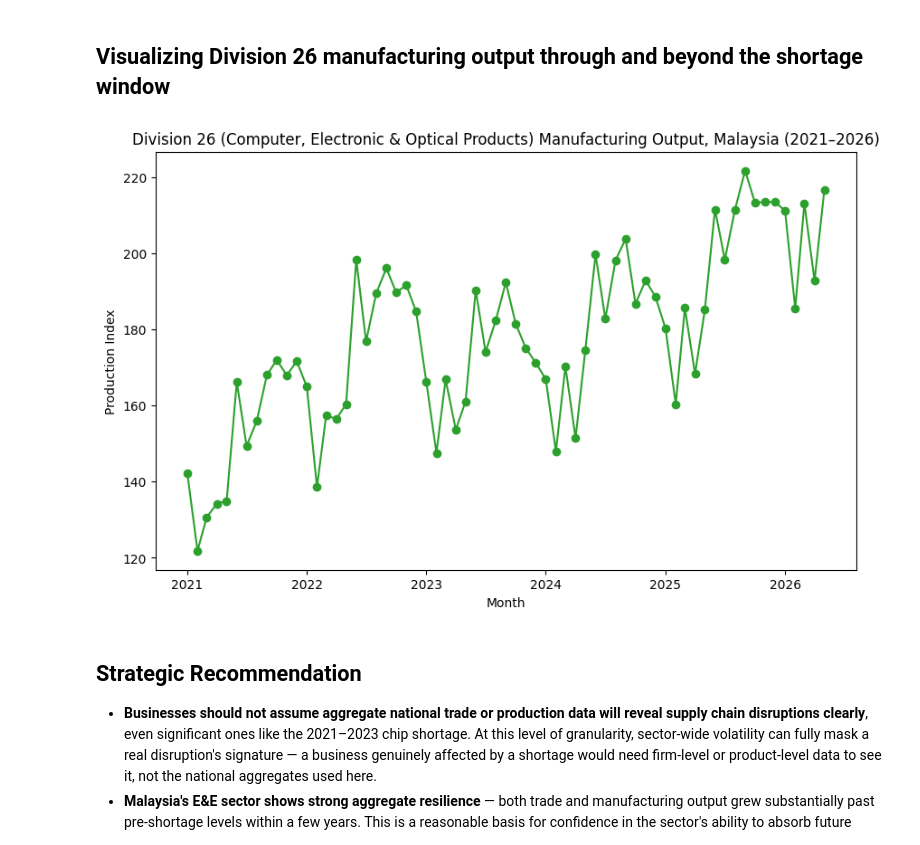
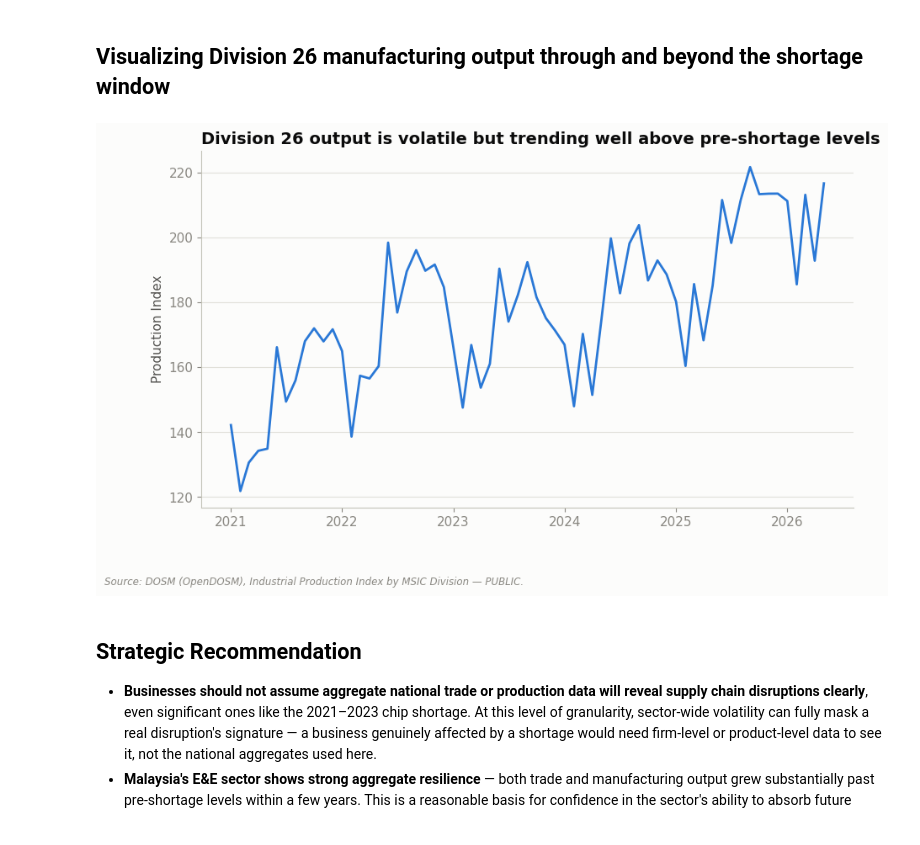
Before and after one commit to ooi-darren/malaysia-semiconductor-shortage-impact, a Jupyter notebook: notebooks/01-chip-shortage-trade-and-manufacturing-impact.ipynb, the cells around one changed output. Cells and saved outputs as stored; diff of their text form; code cells hidden in the pictures.

```diff
--- a/notebooks/01-chip-shortage-trade-and-manufacturing-impact.ipynb
+++ b/notebooks/01-chip-shortage-trade-and-manufacturing-impact.ipynb
@@ -31,6 +31,39 @@ trade_section7.head()
 | 2798 | 2021-03-01 | 7 | 4.590081e+10 | 3.350068e+10 |
 | 2799 | 2021-04-01 | 7 | 4.281451e+10 | 3.367561e+10 |
 | 2800 | 2021-05-01 | 7 | 3.658587e+10 | 3.265689e+10 |
+# %%
+# House chart style: consistent palette, clean chrome, and a source-footnote helper
+PALETTE = ['#2a78d6', '#eb6834', '#1baf7a', '#4a3aa7', '#e34948']
+INK, INK_SECONDARY, INK_MUTED = '#0b0b0b', '#52514e', '#898781'
+GRID, SURFACE = '#e1e0d9', '#fcfcfb'
+
+plt.rcParams.update({
+    'font.family': 'sans-serif',
+    'font.size': 11,
+    'text.color': INK,
+    'axes.edgecolor': '#c3c2b7',
+    'axes.labelcolor': INK_SECONDARY,
+    'axes.titlesize': 14,
+    'axes.titleweight': 'bold',
+    'axes.spines.top': False,
+    'axes.spines.right': False,
+    'axes.grid': True,
+    'axes.axisbelow': True,
+    'axes.grid.axis': 'y',
+    'grid.color': GRID,
+    'grid.linewidth': 0.8,
+    'xtick.color': INK_MUTED,
+    'ytick.color': INK_MUTED,
+    'figure.facecolor': SURFACE,
+    'axes.facecolor': SURFACE,
+    'savefig.facecolor': SURFACE,
+    'legend.frameon': False,
+})
+
+def add_source(fig, text):
+    """Small muted source/classification footnote, consulting-deck style."""
+    fig.text(0.01, -0.04, text, ha='left', va='top', fontsize=8.5,
+              color=INK_MUTED, style='italic', transform=fig.transFigure)
 # %% [markdown]
 ## Visualizing Section 7 trade through and beyond the shortage window
 # %%
@@ -79,15 +117,17 @@ ipi_div26.head()
 # %% [markdown]
 ## Visualizing Division 26 manufacturing output through and beyond the shortage window
 # %%
-plt.figure(figsize=(10, 6))
-plt.plot(ipi_div26['date'], ipi_div26['index'], marker='o', color='tab:green')
+fig, ax = plt.subplots(figsize=(10, 5.5))
+ax.plot(ipi_div26['date'], ipi_div26['index'], linewidth=2, color=PALETTE[0])
 
-plt.title('Division 26 (Computer, Electronic & Optical Products) Manufacturing Output, Malaysia (2021–2026)')
-plt.xlabel('Month')
-plt.ylabel('Production Index')
+ax.set_title('Division 26 output is volatile but trending well above pre-shortage levels', loc='left')
+ax.set_ylabel('Production Index')
+ax.set_xlabel('')
+
+add_source(ax.figure, 'Source: DOSM (OpenDOSM), Industrial Production Index by MSIC Division — PUBLIC.')
 plt.show()
 # %% [output]
-[figure, old version]
+[figure, new version]
 # %% [markdown]
 ## Strategic Recommendation
 
```
Also changed, not shown: parts of 1 cell of this notebook, 1 other file.
